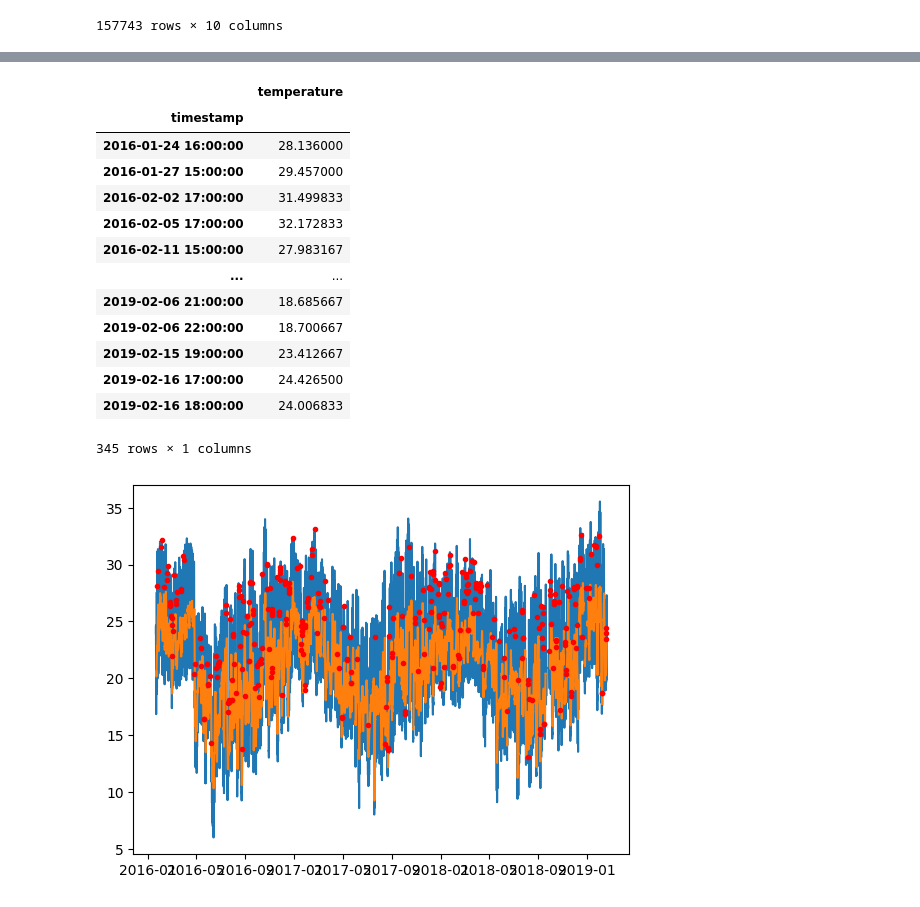
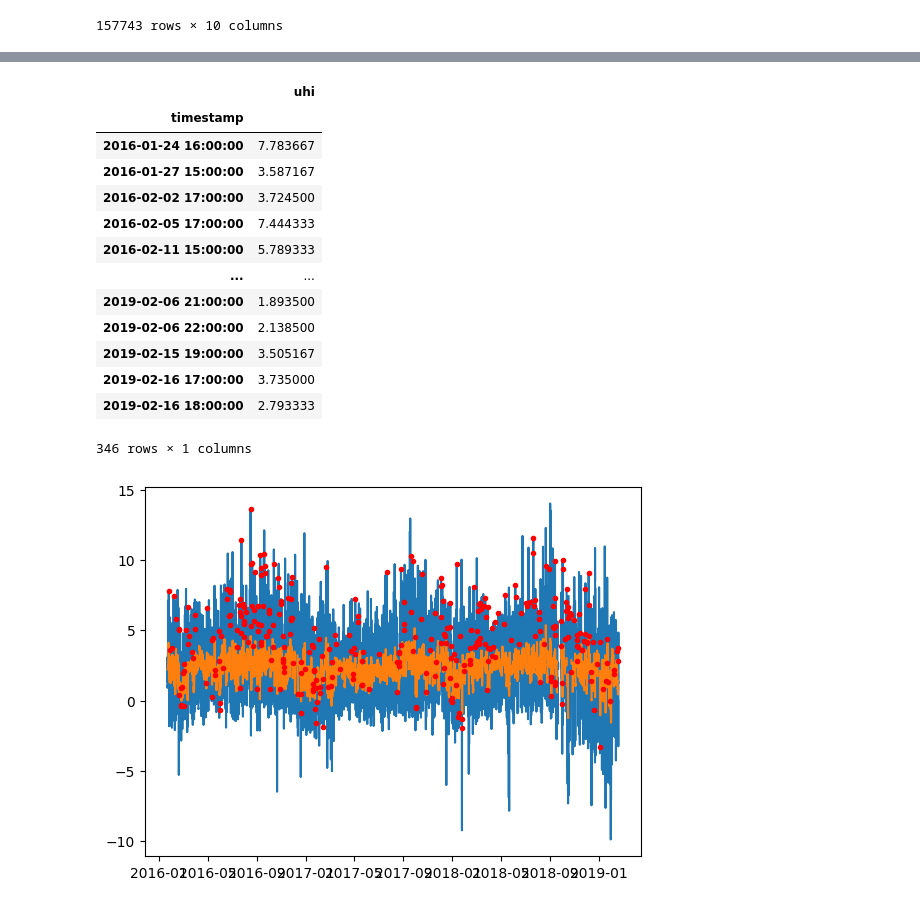
Before and after one commit to plbalmeida/ml-uhi, a Jupyter notebook: notebooks/1.0-preprocessing.ipynb, the cells around one changed output, grey strips where cells are left out. Cells and saved outputs as stored; diff of their text form; code cells hidden in the pictures.

```diff
--- a/notebooks/1.0-preprocessing.ipynb
+++ b/notebooks/1.0-preprocessing.ipynb
@@ -106,7 +114,6 @@ rural
 # %%
-lapa = lapa.merge(rural.rename(columns={"temperature": "rural_temperature"}), on="timestamp")
-lapa["uhi"] = lapa.temperature - lapa.rural_temperature
-lapa = lapa.drop("rural_temperature", axis=1)
+lapa = lapa.merge(rural, on="timestamp")
+lapa["uhi"] = lapa.temperature - lapa.temperature_rural
 lapa
 # %% [output]
 |  | station | station_name | timestamp | precipitation | wind_velocity | wind_direction | temperature | ... |
@@ -131,7 +138,15 @@ lapa = get_wind_components(
     y_name='wind_velocity_y'
     )
 
-lapa = lapa.drop(['wind_velocity'], axis=1)
+lapa = get_wind_components(
+    lapa,
+    wind_velocity='wind_velocity_rural',
+    wind_direction='wind_direction_rural',
+    x_name='wind_velocity_x_rural',
+    y_name='wind_velocity_y_rural'
+    )
+
+lapa = lapa.drop(['wind_velocity', "wind_velocity_rural"], axis=1)
 
 lapa = get_wind_components(
     lapa,
@@ -141,8 +156,16 @@ lapa = get_wind_components(
     y_name='wind_blow_y'
     )
 
-lapa = lapa.drop(['wind_blow'], axis=1)
-lapa = lapa.drop(['wind_direction'], axis=1)
+lapa = get_wind_components(
+    lapa,
+    wind_velocity='wind_blow_rural',
+    wind_direction='wind_direction_rural',
+    x_name='wind_blow_x_rural',
+    y_name='wind_blow_y_rural'
+    )
+
+lapa = lapa.drop(['wind_blow', 'wind_blow_rural'], axis=1)
+lapa = lapa.drop(['wind_direction', "wind_direction_rural"], axis=1)
 lapa = resample_data(lapa)
 lapa = lapa.reset_index()
 lapa = lapa.set_index("timestamp")
@@ -177,0 +189,3 @@ cols = [
+# %%
+cols = list(lapa.drop(["station", "station_name"], axis=1).columns)
+cols
@@ -187,31 +219,31 @@ def get_outliers(df, features, factor):
 # %%
 lapa = get_outliers(df=lapa, features=cols, factor=2)
 # %%
-outliers = lapa[["temperature", "temperature_outlier"]][lapa.temperature_outlier == 1].drop("temperature_outlier", axis=1)
+outliers = lapa[["uhi", "uhi_outlier"]][lapa.temperature_outlier == 1].drop("uhi_outlier", axis=1)
 outliers
 # %% [output]
-|  | temperature |
+|  | uhi |
 | timestamp |  |
-| 2016-01-24 16:00:00 | 28.136000 |
-| 2016-01-27 15:00:00 | 29.457000 |
-| 2016-02-02 17:00:00 | 31.499833 |
-| 2016-02-05 17:00:00 | 32.172833 |
-| 2016-02-11 15:00:00 | 27.983167 |
+| 2016-01-24 16:00:00 | 7.783667 |
+| 2016-01-27 15:00:00 | 3.587167 |
+| 2016-02-02 17:00:00 | 3.724500 |
+| 2016-02-05 17:00:00 | 7.444333 |
+| 2016-02-11 15:00:00 | 5.789333 |
 | ... | ... |
-| 2019-02-06 21:00:00 | 18.685667 |
-| 2019-02-06 22:00:00 | 18.700667 |
-| 2019-02-15 19:00:00 | 23.412667 |
-| 2019-02-16 17:00:00 | 24.426500 |
-| 2019-02-16 18:00:00 | 24.006833 |
+| 2019-02-06 21:00:00 | 1.893500 |
+| 2019-02-06 22:00:00 | 2.138500 |
+| 2019-02-15 19:00:00 | 3.505167 |
+| 2019-02-16 17:00:00 | 3.735000 |
+| 2019-02-16 18:00:00 | 2.793333 |
-345 rows × 1 columns
+346 rows × 1 columns
 # %%
 import matplotlib.pyplot as plt
-plt.plot(lapa.temperature)
-plt.plot(lapa.temperature.rolling(24).mean())
-plt.plot(outliers.temperature, ls="", marker=".", color="red")
+plt.plot(lapa.uhi)
+plt.plot(lapa.uhi.rolling(24).mean())
+plt.plot(outliers.uhi, ls="", marker=".", color="red")
 plt.show()
 # %% [output]
-[figure, old version]
+[figure, new version]
 # %%
 cols = list(lapa.drop(["station", "station_name"], axis=1).columns)
 cols
```
Also changed, not shown: parts of 12 cells of this notebook.
